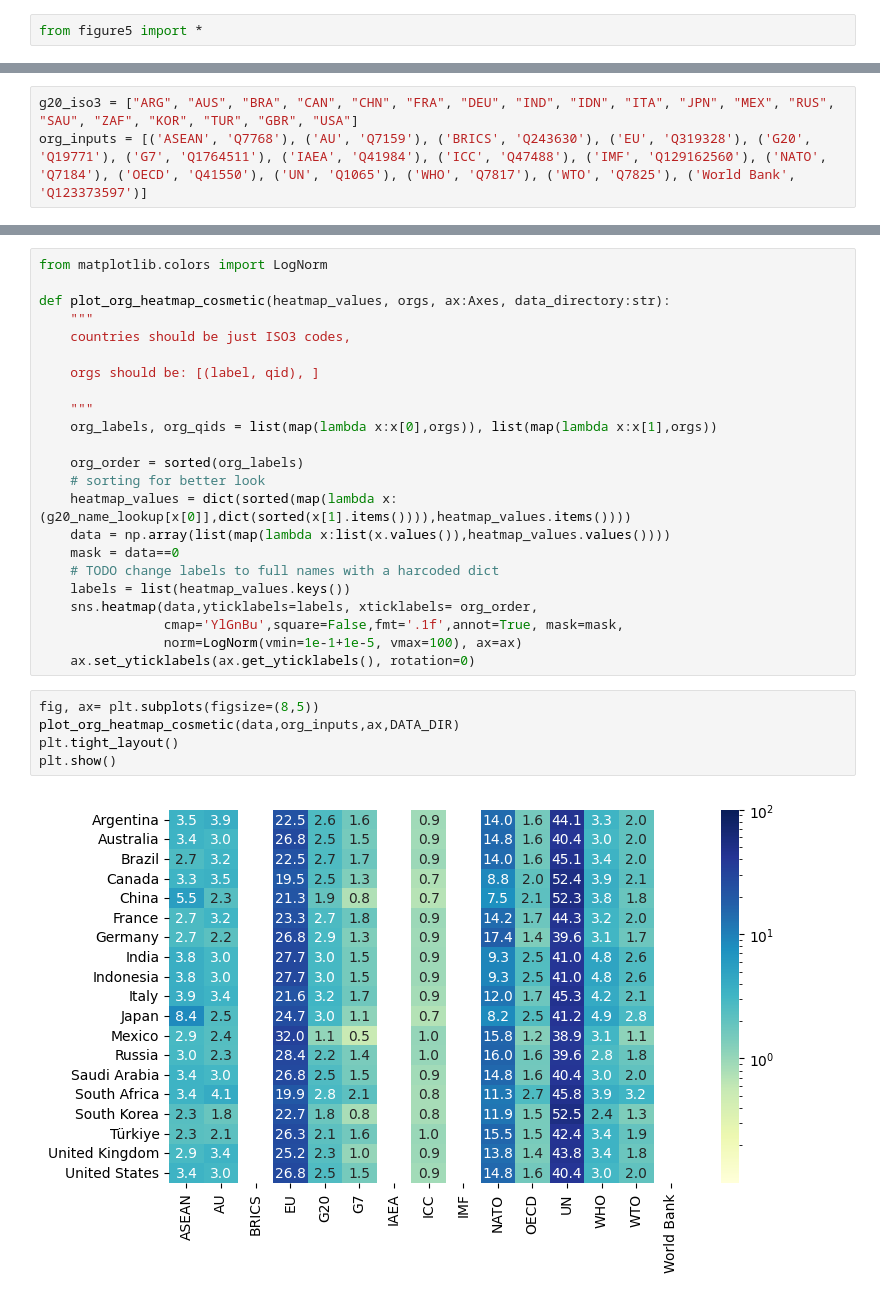
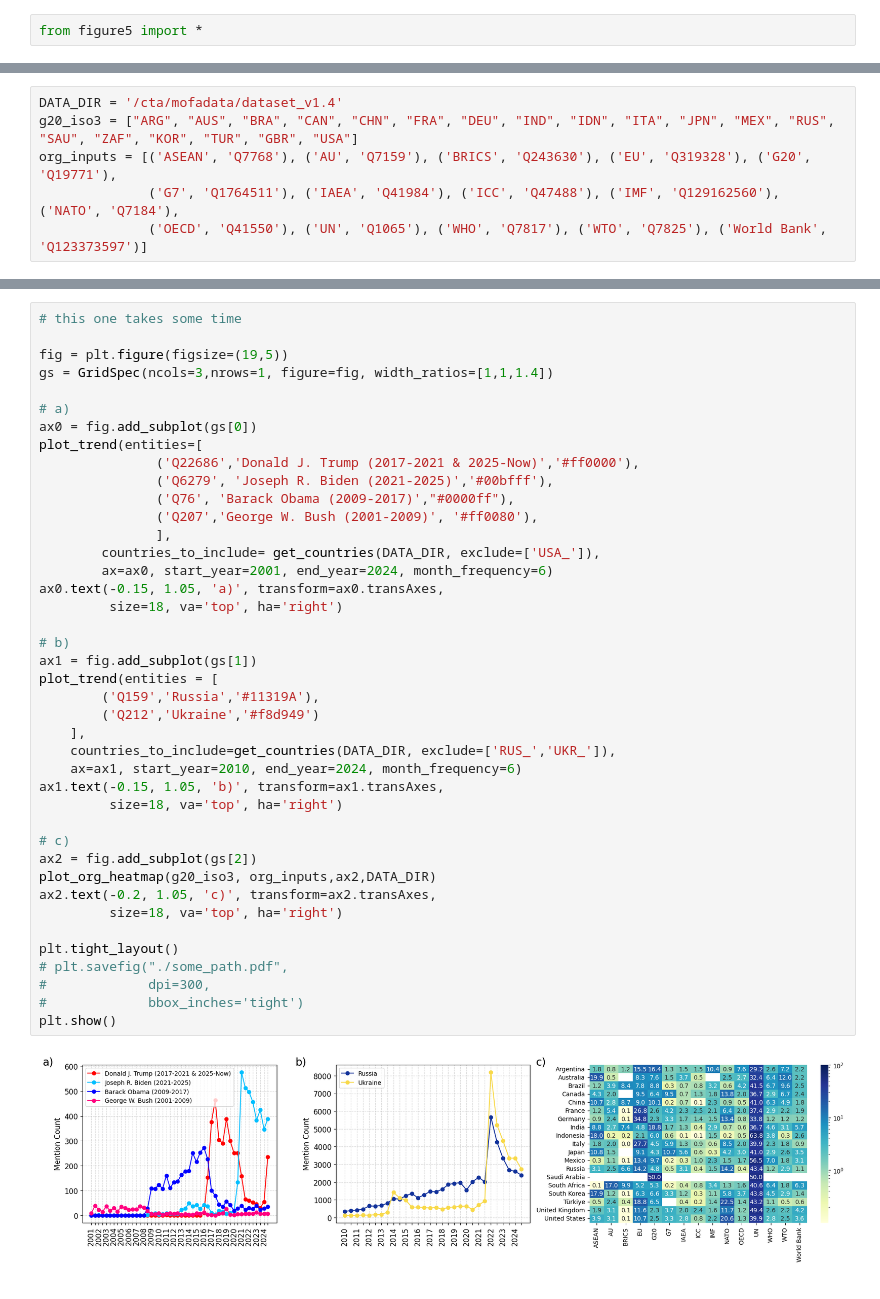
Before and after one commit to ViralLab/GlobalDiplomacyNet-Dataset, a Jupyter notebook: figures/fig5/figure5.ipynb, the cells around one changed output, grey strips where cells are left out. Cells and saved outputs as stored; diff of their text form.

```diff
--- a/figures/fig5/figure5.ipynb
+++ b/figures/fig5/figure5.ipynb
@@ -40,3 +5,6 @@ plot_trend(
 # %%
+DATA_DIR = '/cta/mofadata/dataset_v1.4'
 g20_iso3 = ["ARG", "AUS", "BRA", "CAN", "CHN", "FRA", "DEU", "IND", "IDN", "ITA", "JPN", "MEX", "RUS", "SAU", "ZAF", "KOR", "TUR", "GBR", "USA"]
-org_inputs = [('ASEAN', 'Q7768'), ('AU', 'Q7159'), ('BRICS', 'Q243630'), ('EU', 'Q319328'), ('G20', 'Q19771'), ('G7', 'Q1764511'), ('IAEA', 'Q41984'), ('ICC', 'Q47488'), ('IMF', 'Q129162560'), ('NATO', 'Q7184'), ('OECD', 'Q41550'), ('UN', 'Q1065'), ('WHO', 'Q7817'), ('WTO', 'Q7825'), ('World Bank', 'Q123373597')]
+org_inputs = [('ASEAN', 'Q7768'), ('AU', 'Q7159'), ('BRICS', 'Q243630'), ('EU', 'Q319328'), ('G20', 'Q19771'),
+              ('G7', 'Q1764511'), ('IAEA', 'Q41984'), ('ICC', 'Q47488'), ('IMF', 'Q129162560'), ('NATO', 'Q7184'),
+              ('OECD', 'Q41550'), ('UN', 'Q1065'), ('WHO', 'Q7817'), ('WTO', 'Q7825'), ('World Bank', 'Q123373597')]
@@ -52,30 +11,43 @@ data = pickle.loads(open('./data','rb').read())
-# %%
-from matplotlib.colors import LogNorm
-
-def plot_org_heatmap_cosmetic(heatmap_values, orgs, ax:Axes, data_directory:str):
-    """
-    countries should be just ISO3 codes,
-
-    orgs should be: [(label, qid), ]
-
-    """
-    org_labels, org_qids = list(map(lambda x:x[0],orgs)), list(map(lambda x:x[1],orgs))
-
-    org_order = sorted(org_labels)
-    # sorting for better look
-    heatmap_values = dict(sorted(map(lambda x:(g20_name_lookup[x[0]],dict(sorted(x[1].items()))),heatmap_values.items())))
-    data = np.array(list(map(lambda x:list(x.values()),heatmap_values.values())))
-    mask = data==0
-    # TODO change labels to full names with a harcoded dict
-    labels = list(heatmap_values.keys())
-    sns.heatmap(data,yticklabels=labels, xticklabels= org_order,
-                cmap='YlGnBu',square=False,fmt='.1f',annot=True, mask=mask,
-                norm=LogNorm(vmin=1e-1+1e-5, vmax=100), ax=ax)
-    ax.set_yticklabels(ax.get_yticklabels(), rotation=0)
-# %%
-fig, ax= plt.subplots(figsize=(8,5))
-plot_org_heatmap_cosmetic(data,org_inputs,ax,DATA_DIR)
-plt.tight_layout()
-plt.show()
-# %% [output]
-[figure, removed]
+# %%
+# this one takes some time
+
+fig = plt.figure(figsize=(19,5))
+gs = GridSpec(ncols=3,nrows=1, figure=fig, width_ratios=[1,1,1.4])
+
+# a)
+ax0 = fig.add_subplot(gs[0])
+plot_trend(entities=[
+               ('Q22686','Donald J. Trump (2017-2021 & 2025-Now)','#ff0000'),
+               ('Q6279', 'Joseph R. Biden (2021-2025)','#00bfff'),
+               ('Q76', 'Barack Obama (2009-2017)',"#0000ff"),
+               ('Q207','George W. Bush (2001-2009)', '#ff0080'),
+               ],
+        countries_to_include= get_countries(DATA_DIR, exclude=['USA_']),
+        ax=ax0, start_year=2001, end_year=2024, month_frequency=6)
+ax0.text(-0.15, 1.05, 'a)', transform=ax0.transAxes,
+         size=18, va='top', ha='right')
+
+# b)
+ax1 = fig.add_subplot(gs[1])
+plot_trend(entities = [
+        ('Q159','Russia','#11319A'),
+        ('Q212','Ukraine','#f8d949')
+    ],
+    countries_to_include=get_countries(DATA_DIR, exclude=['RUS_','UKR_']),
+    ax=ax1, start_year=2010, end_year=2024, month_frequency=6)
+ax1.text(-0.15, 1.05, 'b)', transform=ax1.transAxes,
+         size=18, va='top', ha='right')
+
+# c)
+ax2 = fig.add_subplot(gs[2])
+plot_org_heatmap(g20_iso3, org_inputs,ax2,DATA_DIR)
+ax2.text(-0.2, 1.05, 'c)', transform=ax2.transAxes,
+         size=18, va='top', ha='right')
+
+plt.tight_layout()
+# plt.savefig("./some_path.pdf",
+#             dpi=300,
+#             bbox_inches='tight')
+plt.show()
+# %% [output]
+[figure, added]
```
Also changed, not shown: parts of 9 cells of this notebook, 1 other file.
